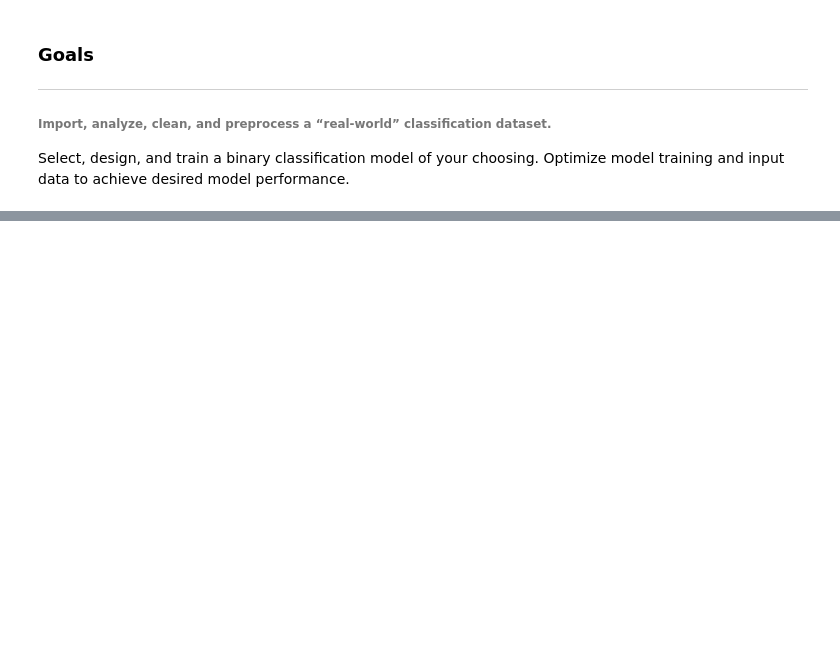
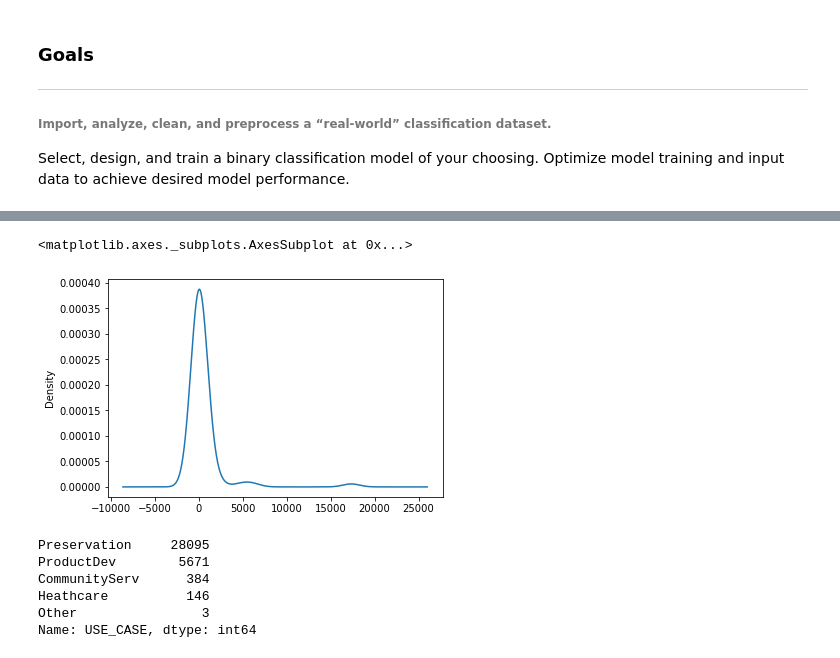
Before and after one commit to TrentBrunson/Neural_Networks, a Jupyter notebook: AlphabetSoupChall.ipynb, the cells around one changed output, grey strips where cells are left out. Saved outputs shown, nothing was run; the diff lists cells and outputs as text; code cells hidden in the pictures; blank space fills up the shorter version.

```diff
--- a/AlphabetSoupChall.ipynb
+++ b/AlphabetSoupChall.ipynb
@@ -26,0 +169,3 @@ loans_df.head()
+# %%
+aff_type_count = charity_df.AFFILIATION.value_counts()
+aff_type_count
@@ -26,0 +182,9 @@ loans_df.head()
+# %%
+# binning values less than 150
+aff_type_bin = list(aff_type_count[aff_type_count < 100].index)
+
+# replace the small outliers and place in "OTHER" categors
+for i in aff_type_bin:
+    charity_df.AFFILIATION = charity_df.AFFILIATION.replace(i, "OTHER")
+
+charity_df.AFFILIATION.value_counts()
@@ -26,0 +228,14 @@ loans_df.head()
+# %%
+charity_df.CLASSIFICATION.value_counts().plot.density()
+# %% [output]
+<matplotlib.axes._subplots.AxesSubplot at 0x...>
+[figure, added]
+# %%
+charity_df.USE_CASE.value_counts()
+# %% [output]
+Preservation     28095
+ProductDev        5671
+CommunityServ      384
+Heathcare          146
+Other                3
+Name: USE_CASE, dtype: int64
```
Also changed, not shown: parts of 20 cells of this notebook.
